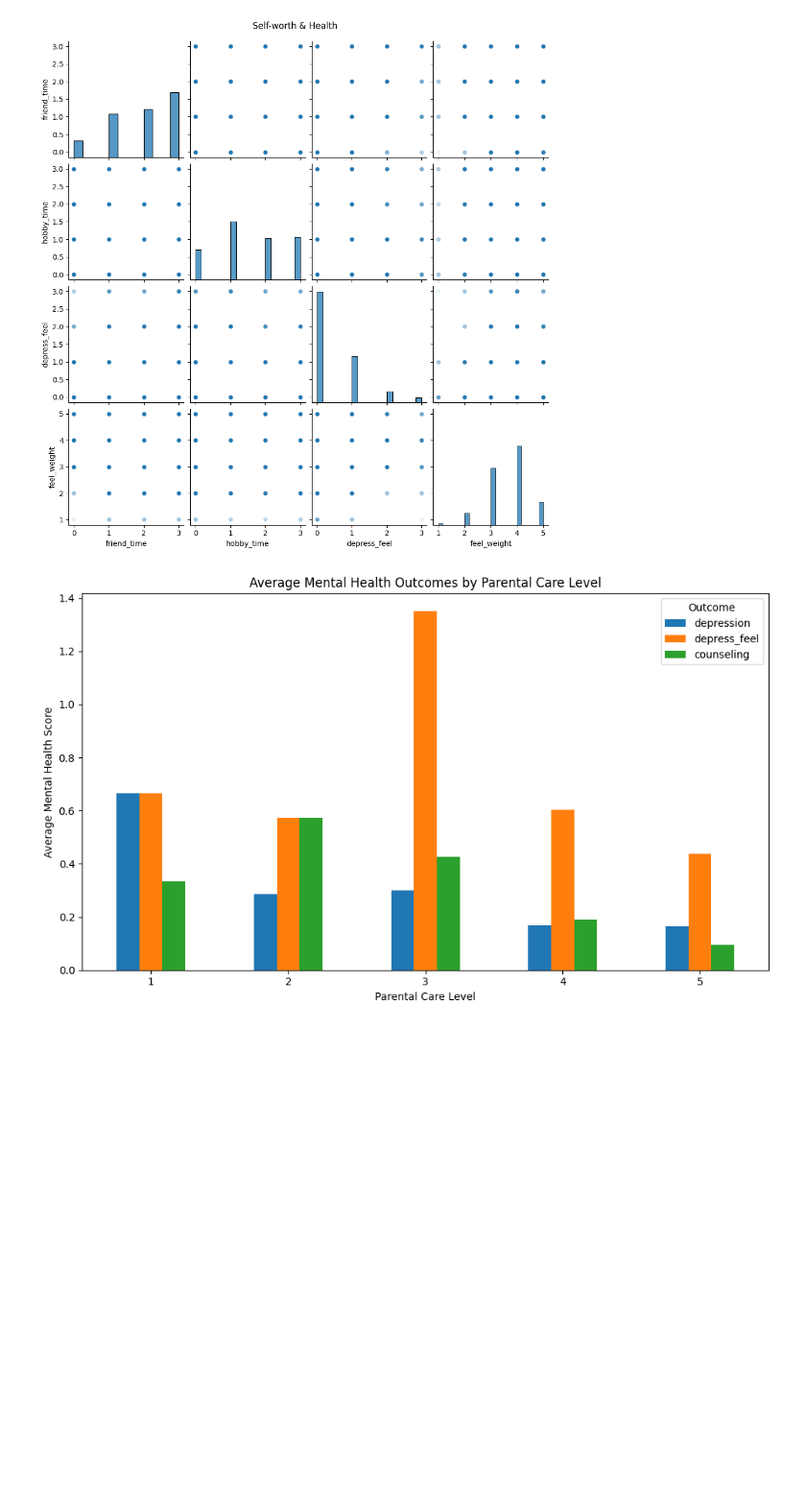
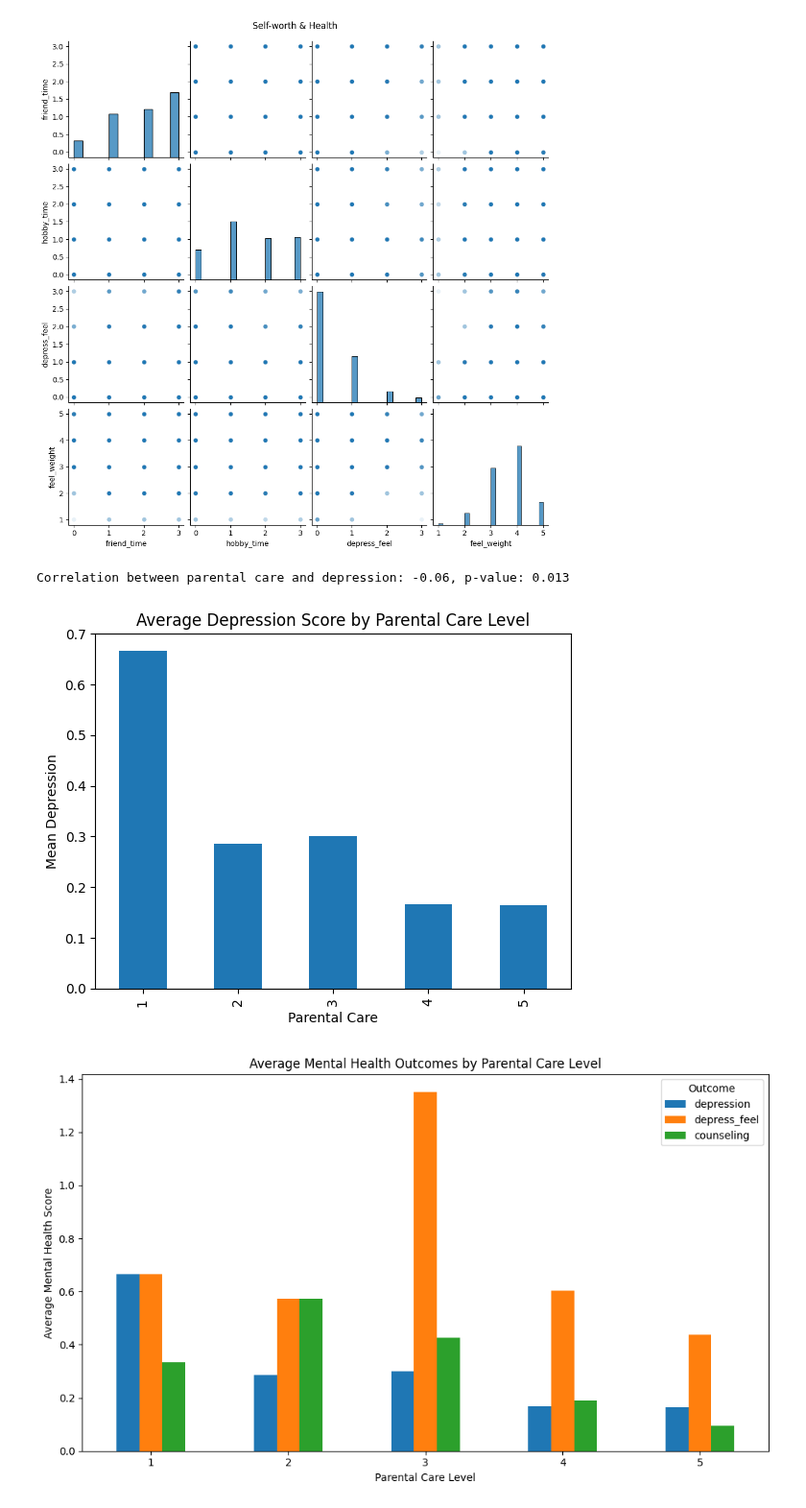
Before and after one commit to alyssaqle/COGS-108---Longitudinal-Mental-Health-Analysis, a Jupyter notebook: DataCheckpoint_Group055_SP25.ipynb, the cells around one changed output. Shown at 96% size. Saved outputs shown, nothing was run; the diff lists cells and outputs as text; code cells hidden in the pictures; blank space fills up the shorter version.

```diff
--- a/DataCheckpoint_Group055_SP25.ipynb
+++ b/DataCheckpoint_Group055_SP25.ipynb
@@ -284,3 +285,12 @@ Text(0.5, 1.02, 'Self-worth & Health')
 [figure]
 [figure]
 [figure]
+# %%
+#Does Higher Levels of parental care are associated with lower levels of depression in adulthood?
+Parental_care_X = sub_df['parents_care']
+Depression_Y = sub_df['depression']
+sub_df_cleaned = sub_df.dropna(subset=['parents_care', 'depression'])
+correlation, p_value = stats.pearsonr(sub_df_cleaned['parents_care'], sub_df_cleaned['depression'])
+print(f"Correlation between parental care and depression: {correlation:.2f}, p-value: {p_value:.3f}")
+# %% [output]
+Correlation between parental care and depression: -0.06, p-value: 0.013
@@ -287,3 +300,12 @@ Text(0.5, 1.02, 'Self-worth & Health')
+# %%
+ # Plotting the average depression score by parental care level
+sub_df_cleaned.groupby('parents_care')['depression'].mean().plot(kind='bar')
+plt.title("Average Depression Score by Parental Care Level")
+plt.xlabel("Parental Care")
+plt.ylabel("Mean Depression")
+plt.show()
+# %% [output]
+[figure, added]
 # %%
 #sub_df.head(10)
 parent_care_depression = sub_df.groupby('parents_care')[['depression', 'depress_feel', 'counseling']].mean()
```
Also changed, not shown: parts of 2 cells of this notebook.
